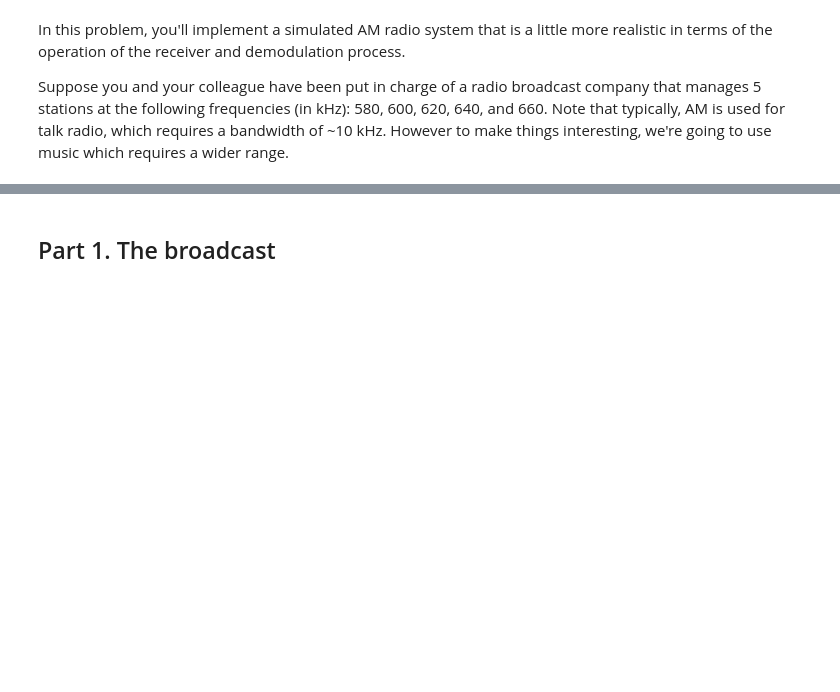
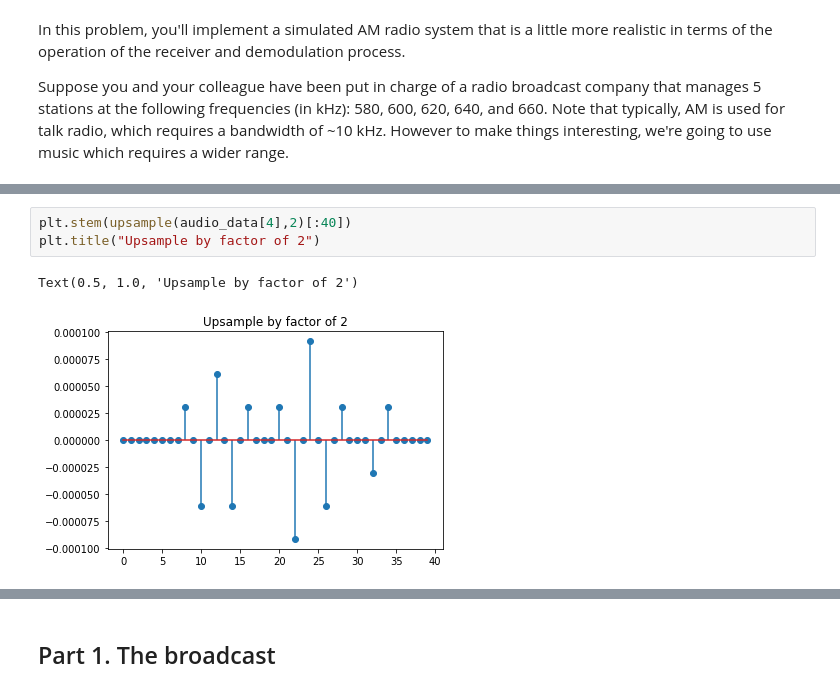
Before and after one commit to halab1t/AM-radio, a Jupyter notebook: AM-Radio.ipynb, the cells around one changed output, grey strips where cells are left out. Saved outputs shown, nothing was run; the diff lists cells and outputs as text; blank space fills up the shorter version.

```diff
--- a/AM-Radio.ipynb
+++ b/AM-Radio.ipynb
@@ -61,0 +75,6 @@ song_3_audio = Audio(song_5, rate = sample_rate4)
+# %%
+plt.stem(upsample(audio_data[4],2)[:40])
+plt.title("Upsample by factor of 2")
+# %% [output]
+Text(0.5, 1.0, 'Upsample by factor of 2')
+[figure, added]
```
Also changed, not shown: parts of 9 cells of this notebook.
